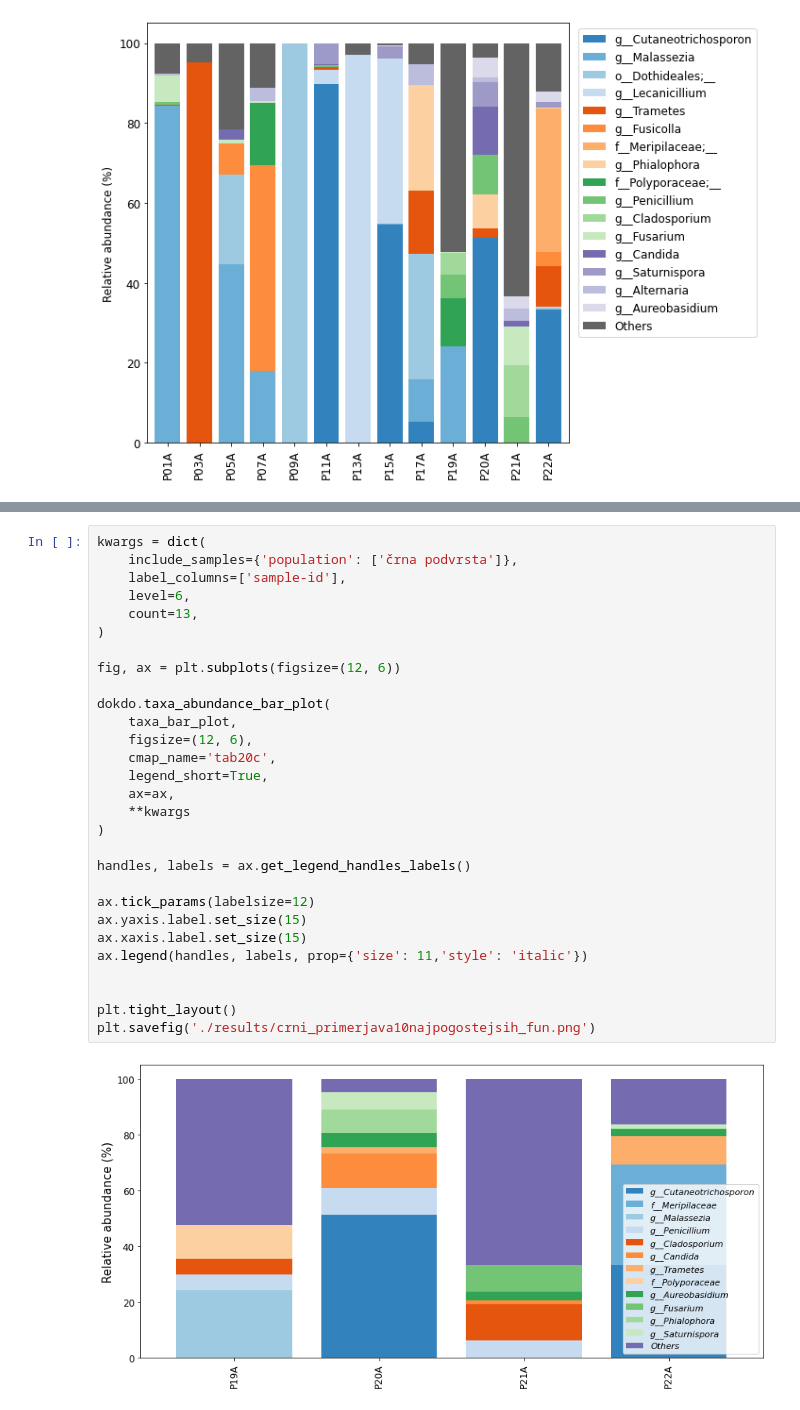
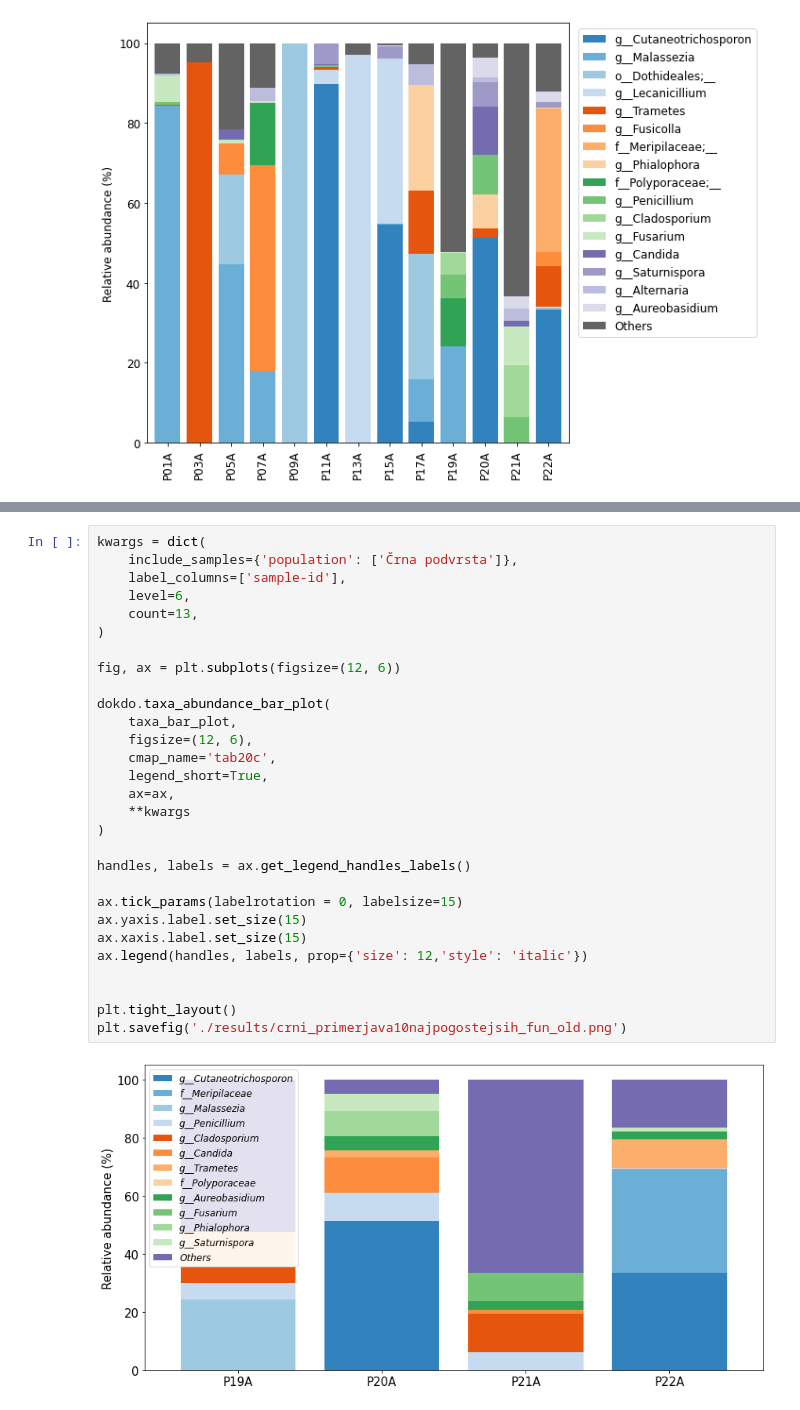
Before and after one commit to nezapajek/proteus-skin-microbiome, a Jupyter notebook: fungi/02_taxonomic-analysis.ipynb, the cells around one changed output, grey strips where cells are left out. Saved outputs shown, nothing was run; the diff lists cells and outputs as text.

```diff
--- a/fungi/02_taxonomic-analysis.ipynb
+++ b/fungi/02_taxonomic-analysis.ipynb
@@ -502,31 +542,31 @@ plt.savefig('./results/populations_together_fun.png')
 # %%
 kwargs = dict(
-    include_samples={'population': ['črna podvrsta']},
+    include_samples={'population': ['Črna podvrsta']},
     label_columns=['sample-id'],
     level=6,
     count=13,
 )
 
 fig, ax = plt.subplots(figsize=(12, 6))
 
 dokdo.taxa_abundance_bar_plot(
     taxa_bar_plot,
     figsize=(12, 6),
     cmap_name='tab20c',
     legend_short=True,
     ax=ax,
     **kwargs
 )
 
 handles, labels = ax.get_legend_handles_labels()
 
-ax.tick_params(labelsize=12)
+ax.tick_params(labelrotation = 0, labelsize=15)
 ax.yaxis.label.set_size(15)
 ax.xaxis.label.set_size(15)
-ax.legend(handles, labels, prop={'size': 11,'style': 'italic'})
+ax.legend(handles, labels, prop={'size': 12,'style': 'italic'})
 
 
 plt.tight_layout()
-plt.savefig('./results/crni_primerjava10najpogostejsih_fun.png')
+plt.savefig('./results/crni_primerjava10najpogostejsih_fun_old.png')
 # %% [output]
-[figure, old version]
+[figure, new version]
```
Also changed, not shown: parts of 10 cells of this notebook, 2 other files.
